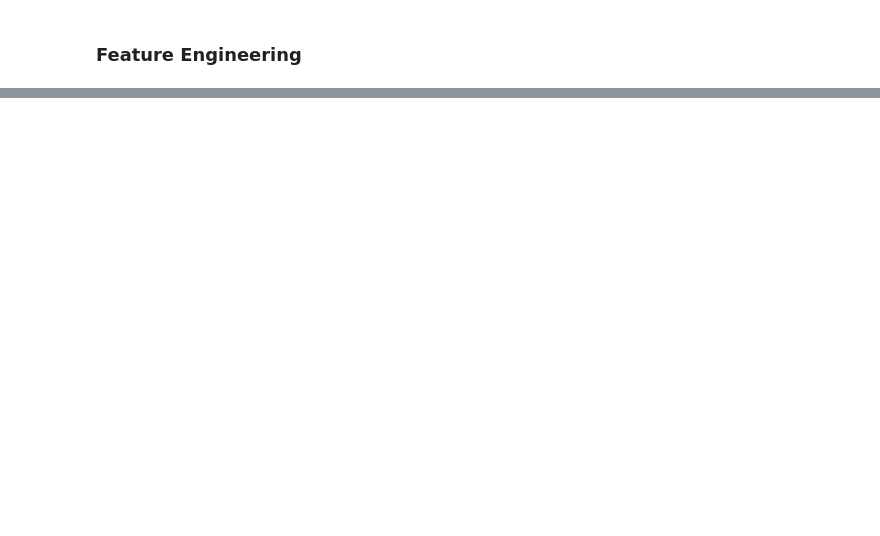
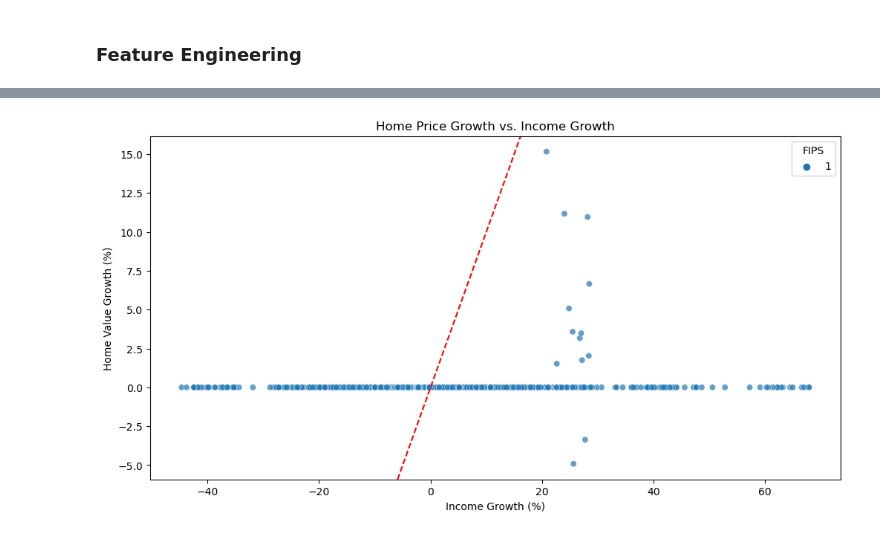
Before and after one commit to chelseyyyt/MAGEC, a Jupyter notebook: main.ipynb, the cells around one changed output, grey strips where cells are left out. Saved outputs shown, nothing was run; the diff lists cells and outputs as text; code cells hidden in the pictures; blank space fills up the shorter version.

```diff
--- a/main.ipynb
+++ b/main.ipynb
@@ -107 +357,11 @@ plt.show()
+# %%
+plt.figure(figsize=(12, 6))
+sns.scatterplot(data=df_filtered, x="income_growth", y="home_value_growth", hue="FIPS", alpha=0.7)
+plt.axline((0, 0), slope=1, linestyle="--", color="red")  # Reference line (equal growth)
+plt.title("Home Price Growth vs. Income Growth")
+plt.xlabel("Income Growth (%)")
+plt.ylabel("Home Value Growth (%)")
+plt.show()
+# %% [output]
+[figure, added]
 # %%
```
Also changed, not shown: parts of 35 cells of this notebook.
